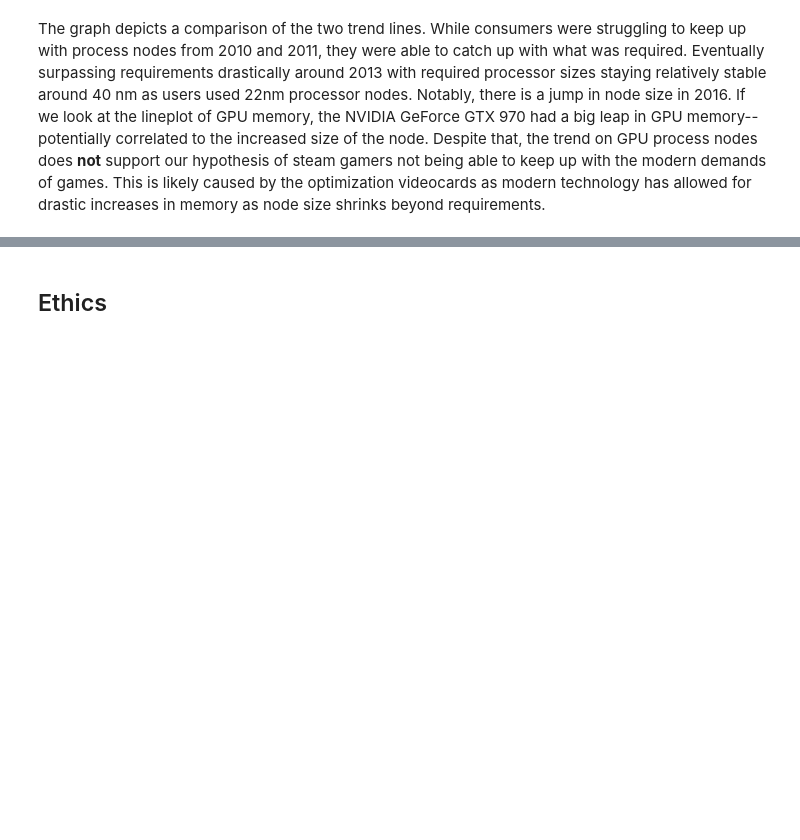
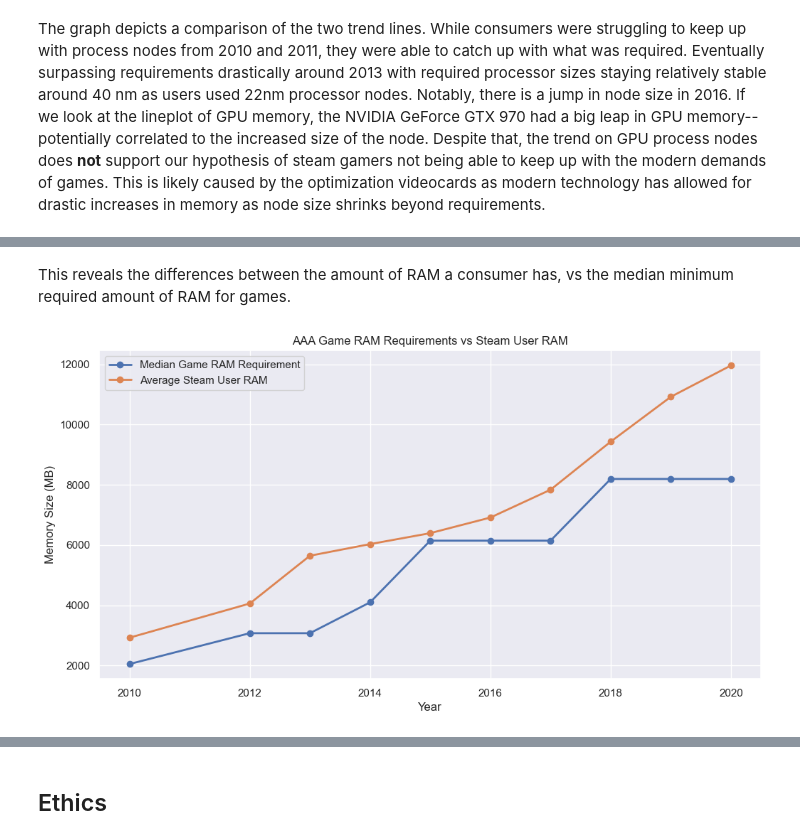
Before and after one commit to COGS108/Group-SP26-081, a Jupyter notebook: 02-EDACheckpoint.ipynb, the cells around one changed output, grey strips where cells are left out. Drawn from its saved outputs; the diff is of its cells as text; code cells hidden in the pictures; blank space fills up the shorter version.

```diff
--- a/02-EDACheckpoint.ipynb
+++ b/02-EDACheckpoint.ipynb
@@ -789,0 +885,16 @@ The graph depicts a comparison of the two trend lines. While consumers were stru
+# %%
+comparison_ram = pd.merge(
+    game_ram_yearly,
+    steam_ram_yearly,
+    left_on="Release_Year",
+    right_on="year"
+)
+
+# Compute the differences between median game RAM and avg steam RAM
+comparison_ram["ram_gap"] = (
+    comparison_ram["median_game_ram"]
+    - comparison_ram["avg_steam_ram"]
+)
+
+# Display the merged dataframe with the new gap column
+display(comparison_ram.head())
@@ -789,0 +908,31 @@ The graph depicts a comparison of the two trend lines. While consumers were stru
+# %% [markdown]
+This reveals the differences between the amount of RAM a consumer has, vs the median minimum required amount of RAM for games.
+# %%
+plt.figure(figsize=(12, 6))
+
+# Plot Game RAM
+plt.plot(
+    comparison_ram["Release_Year"],
+    comparison_ram["median_game_ram"],
+    marker="o",
+    label="Median Game RAM Requirement",
+    linewidth=2
+)
+
+# Plot Steam RAM
+plt.plot(
+    comparison_ram["Release_Year"],
+    comparison_ram["avg_steam_ram"],
+    marker="o",
+    label="Average Steam User RAM",
+    linewidth=2
+)
+
+plt.title("AAA Game RAM Requirements vs Steam User RAM")
+plt.xlabel("Year")
+plt.ylabel("Memory Size (MB)")
+plt.legend()
+plt.grid(True)
+plt.show()
+# %% [output]
+[figure, added]
```
Also changed, not shown: parts of 12 cells of this notebook.
